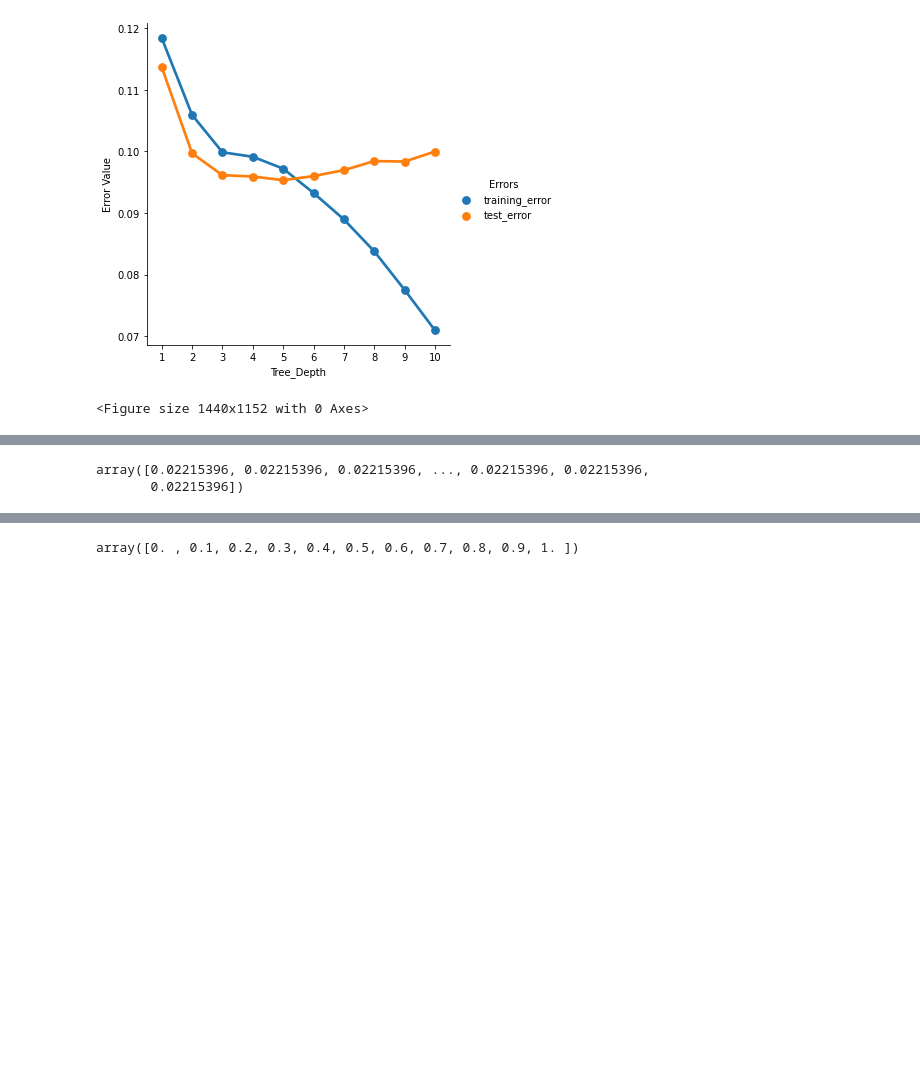
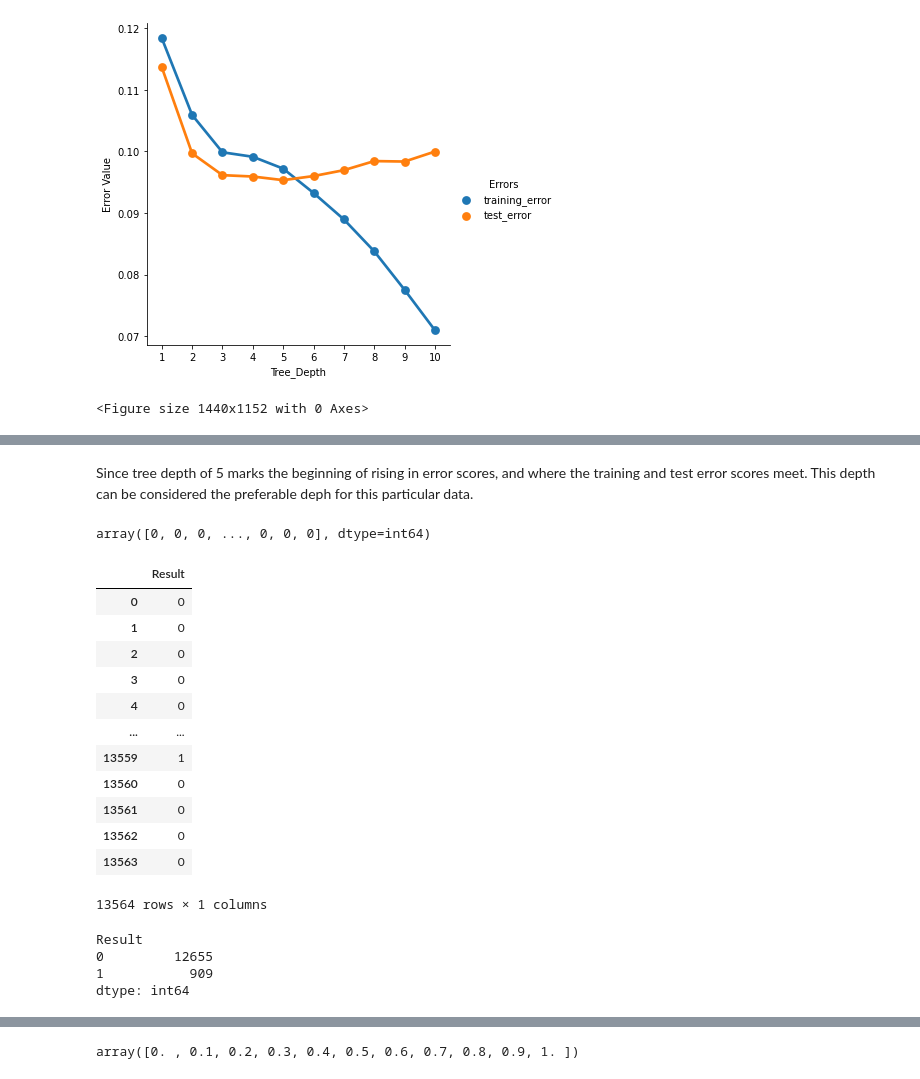
Before and after one commit to baomdoan/Classification-Practice, a Jupyter notebook: Bank Data.ipynb, the cells around one changed output, grey strips where cells are left out. Drawn from its saved outputs; the diff is of its cells as text; code cells hidden in the pictures; blank space fills up the shorter version.

```diff
--- a/Bank Data.ipynb
+++ b/Bank Data.ipynb
@@ -17,5 +13,5 @@ bank_data
 # %%
-bank_full_df = pd.read_csv(bank_data[2], delimiter=";")
+bank_full_df = pd.read_csv(bank_data[0], delimiter=";")
 bank_full_df
 # %% [output]
 |  | age | job | marital | education | default | balance | housing | loan | contact | day | month | ... |
@@ -178,5 +106,3 @@ bank_full_X
 | 45209 | 57 | blue-collar | married | secondary | no | 668 | no | no | telephone | 17 | nov | ... |
 | 45210 | 37 | entrepreneur | married | secondary | no | 2971 | no | no | cellular | 17 | nov | ... |
 45211 rows × 16 columns
-# %%
-bank_X_copy = column_trans.fit_transform(bank_full_X)
@@ -192,0 +109,4 @@ array([[  0.,   0.,   0., ...,   1.,  -1.,   0.],
+# %%
+# Using the column transformation to transform the predictors into numerical
+bank_X_full = column_trans.fit_transform(bank_full_X)
+bank_X_full
@@ -193,7 +138,8 @@ array([[  0.,   0.,   0., ...,   1.,  -1.,   0.],
 # %%
 from sklearn.model_selection import train_test_split
 # %%
-bank_X_train, bank_X_test, bank_y_train, bank_y_test=train_test_split(bank_X_copy,bank_full_y,
+# Splitting the dataset into training and test set
+bank_X_train, bank_X_test, bank_y_train, bank_y_test=train_test_split(bank_X_full,bank_full_y,
                                                                      test_size=0.3, random_state=34)
 # %%
 bank_X_train
@@ -355,6 +264,0 @@ array([[0.97784604, 0.02215396],
-# %%
-bank_test_po = bank_clf_5.predict_proba(bank_X_test,check_input=True)[:,1]
-bank_test_po
-# %% [output]
-array([0.02215396, 0.02215396, 0.02215396, ..., 0.02215396, 0.02215396,
-       0.02215396])
@@ -362,0 +265,2 @@ from sklearn.metrics import precision_score, recall_score
+# %% [markdown]
+Since tree depth of 5 marks the beginning of rising in error scores, and where the training and test error scores meet. This depth can be considered the preferable deph for this particular data.
@@ -362,0 +272,31 @@ from sklearn.metrics import precision_score, recall_score
+# %%
+# Using the training model to predict the test dataset
+bank_y_pred=bank_clf_5.predict(bank_X_test)
+bank_y_pred
+# %% [output]
+array([0, 0, 0, ..., 0, 0, 0], dtype=int64)
+# %%
+bank_conf2 = pd.DataFrame(bank_y_pred, columns=['Result'])
+bank_conf2
+# %% [output]
+|  | Result |
+| 0 | 0 |
+| 1 | 0 |
+| 2 | 0 |
+| 3 | 0 |
+| 4 | 0 |
+| ... | ... |
+| 13559 | 1 |
+| 13560 | 0 |
+| 13561 | 0 |
+| 13562 | 0 |
+| 13563 | 0 |
+13564 rows × 1 columns
+# %%
+# Count the total of 0 and 1 from the prediction
+bank_conf2.value_counts()
+# %% [output]
+Result
+0         12655
+1           909
+dtype: int64
```
Also changed, not shown: parts of 46 cells of this notebook.
